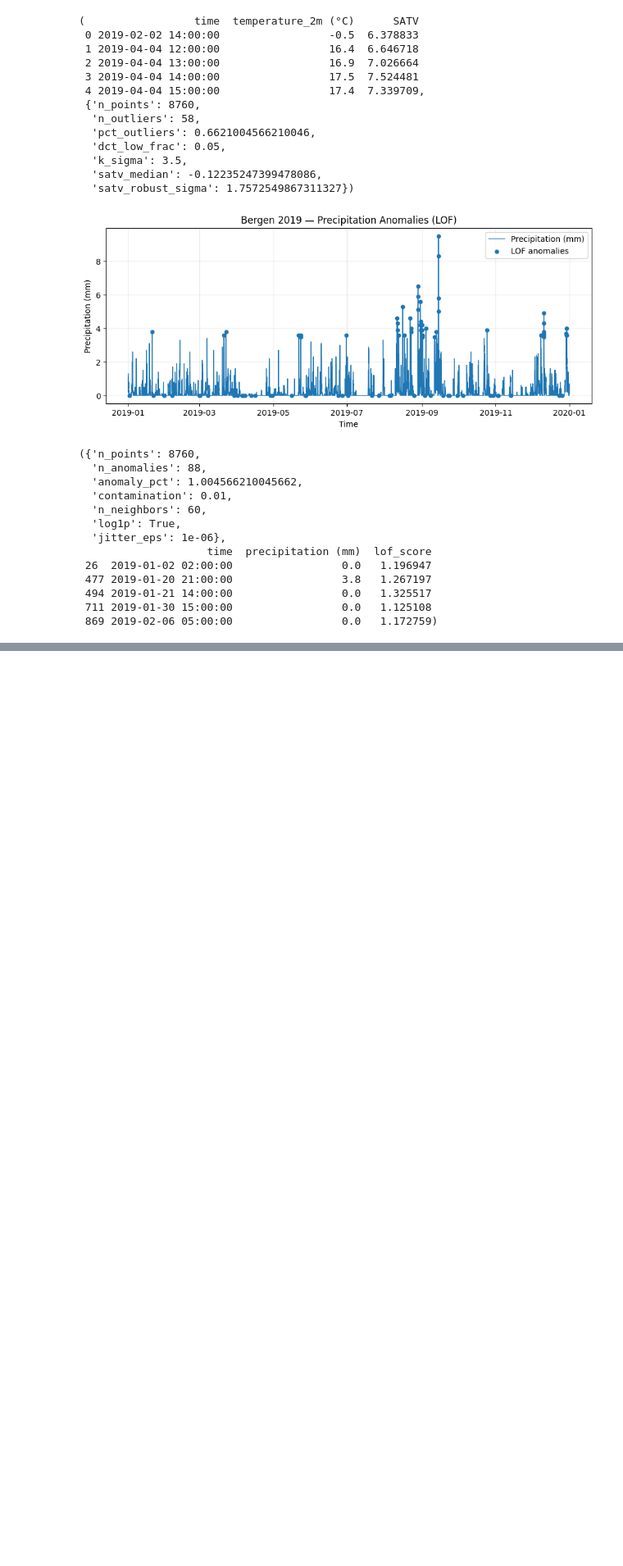
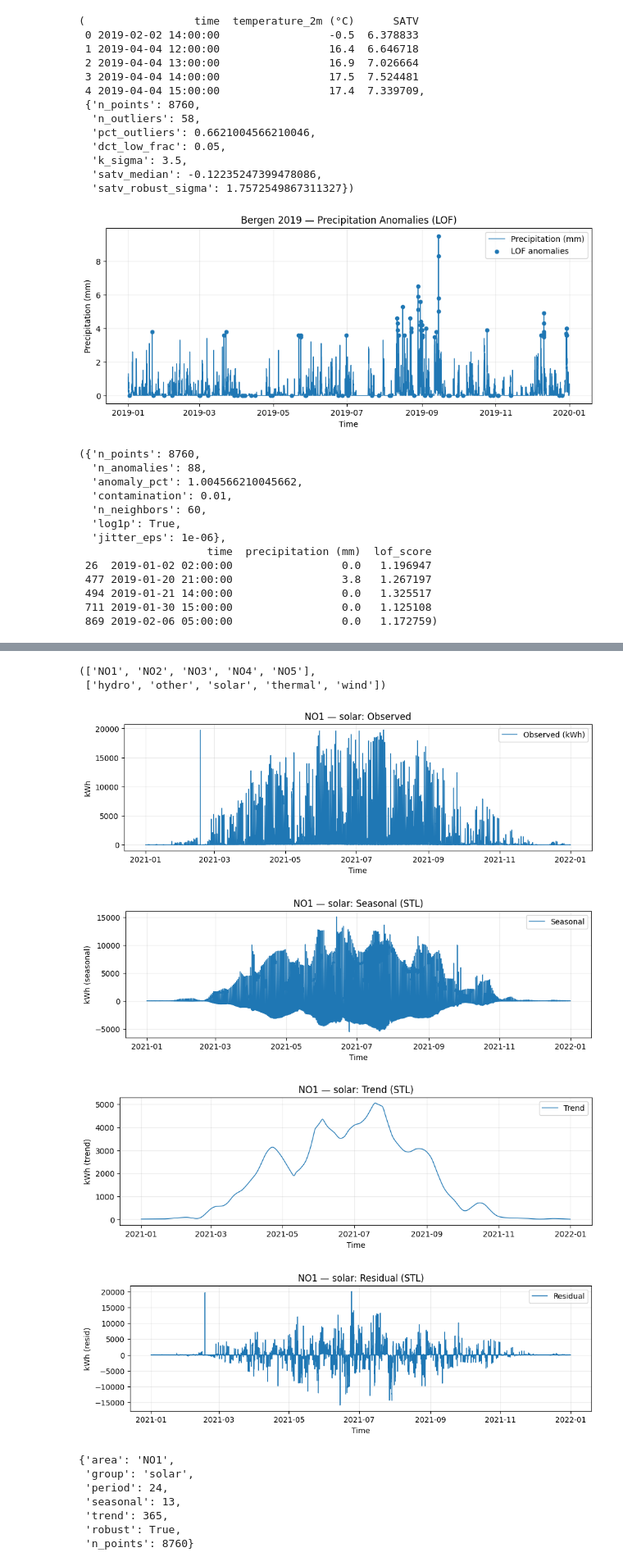
Before and after one commit to TaoM29/IND320-dashboard-basics, a Jupyter notebook: notebooks/part-3.ipynb, the cells around one changed output, grey strips where cells are left out. Shown at 82% size. Cells and saved outputs as stored; diff of their text form; code cells hidden in the pictures; blank space fills up the shorter version.

```diff
--- a/notebooks/part-3.ipynb
+++ b/notebooks/part-3.ipynb
@@ -313,3 +331,9 @@ summary_p, anomalies_p.head()
  494 2019-01-21 14:00:00                 0.0   1.325517
  711 2019-01-30 15:00:00                 0.0   1.125108
  869 2019-02-06 05:00:00                 0.0   1.172759)
+# %%
+# Load Elhub hourly production data from part 2
+df_elhub = pd.read_csv("../data/elhub_prod_by_group_hour_2021.csv", parse_dates=["start_time"])
+
+# quick peek
+df_elhub.head()
@@ -315,0 +347,8 @@ summary_p, anomalies_p.head()
+# %%
+# See the areas and production groups
+areas = sorted(df_elhub["price_area"].unique().tolist())
+groups = sorted(df_elhub["production_group"].unique().tolist())
+areas, groups[:10]  # show a few groups
+# %% [output]
+(['NO1', 'NO2', 'NO3', 'NO4', 'NO5'],
+ ['hydro', 'other', 'solar', 'thermal', 'wind'])
@@ -315,0 +431,29 @@ summary_p, anomalies_p.head()
+# %%
+# Example STL decomposition for NO1 solar production
+figs, details, filtered = stl_decompose_elhub(
+    df_elhub,
+    area="NO1",
+    group="solar",
+    period=24,
+    seasonal=13,
+    trend=365,
+    robust=True
+)
+
+# Render the figures in our notebook:
+for f in figs.values():
+     plt.show(f)
+
+details
+# %% [output]
+[figure, added]
+[figure, added]
+[figure, added]
+[figure, added]
+{'area': 'NO1',
+ 'group': 'solar',
+ 'period': 24,
+ 'seasonal': 13,
+ 'trend': 365,
+ 'robust': True,
+ 'n_points': 8760}
```
Also changed, not shown: parts of 10 cells of this notebook.
